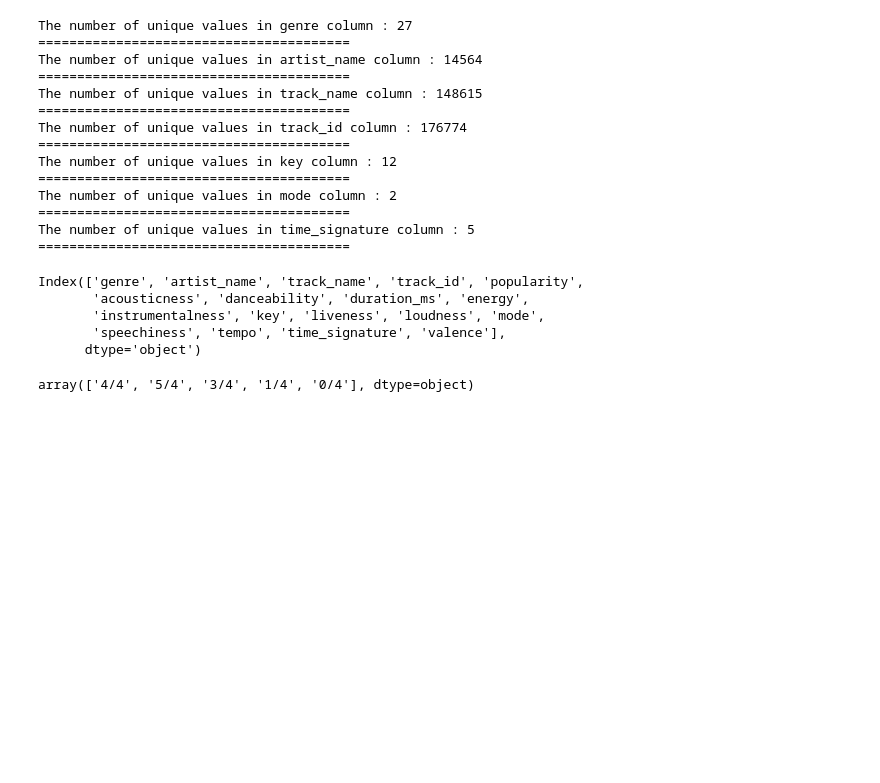
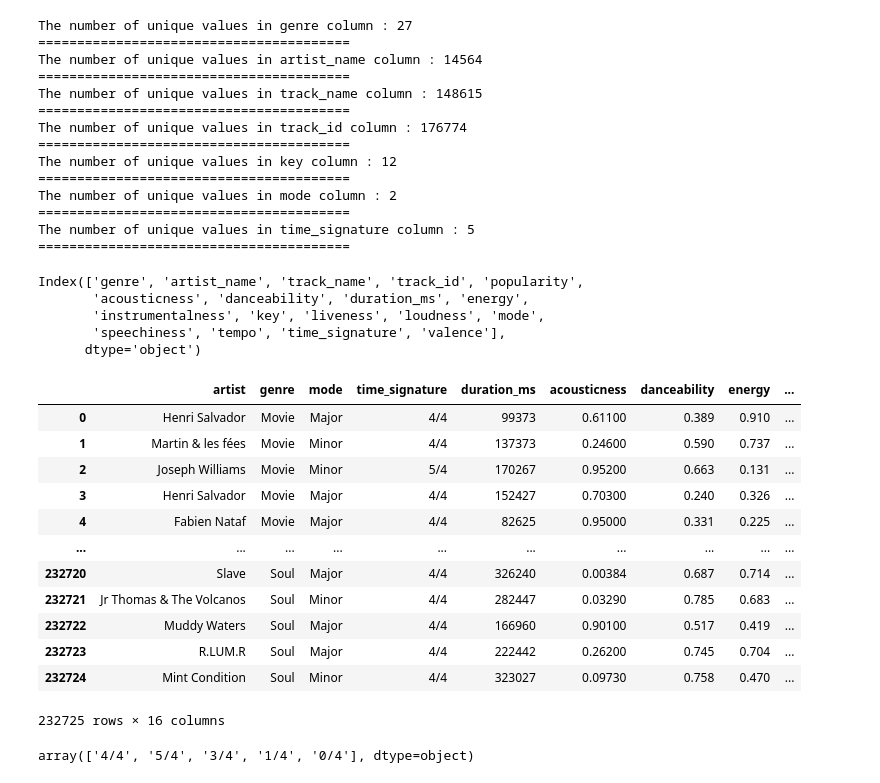
Before and after one commit to McOwino/Spotify_Analysis, a Jupyter notebook: Spottify_Analysis.ipynb, the cells around one changed output. Cells and saved outputs as stored; diff of their text form; code cells hidden in the pictures; blank space fills up the shorter version.

```diff
--- a/Spottify_Analysis.ipynb
+++ b/Spottify_Analysis.ipynb
@@ -140,6 +140,22 @@ data = data[new_order]
 # %%
 # dropping the track name and the track id columns
 data.drop(['track_name', 'track_id'], axis = 1, inplace = True)
+# %%
+data
+# %% [output]
+|  | artist | genre | mode | time_signature | duration_ms | acousticness | danceability | energy | ... |
+| 0 | Henri Salvador | Movie | Major | 4/4 | 99373 | 0.61100 | 0.389 | 0.910 | ... |
+| 1 | Martin & les fées | Movie | Minor | 4/4 | 137373 | 0.24600 | 0.590 | 0.737 | ... |
+| 2 | Joseph Williams | Movie | Minor | 5/4 | 170267 | 0.95200 | 0.663 | 0.131 | ... |
+| 3 | Henri Salvador | Movie | Major | 4/4 | 152427 | 0.70300 | 0.240 | 0.326 | ... |
+| 4 | Fabien Nataf | Movie | Major | 4/4 | 82625 | 0.95000 | 0.331 | 0.225 | ... |
+| ... | ... | ... | ... | ... | ... | ... | ... | ... | ... |
+| 232720 | Slave | Soul | Major | 4/4 | 326240 | 0.00384 | 0.687 | 0.714 | ... |
+| 232721 | Jr Thomas & The Volcanos | Soul | Minor | 4/4 | 282447 | 0.03290 | 0.785 | 0.683 | ... |
+| 232722 | Muddy Waters | Soul | Major | 4/4 | 166960 | 0.90100 | 0.517 | 0.419 | ... |
+| 232723 | R.LUM.R | Soul | Major | 4/4 | 222442 | 0.26200 | 0.745 | 0.704 | ... |
+| 232724 | Mint Condition | Soul | Minor | 4/4 | 323027 | 0.09730 | 0.758 | 0.470 | ... |
+232725 rows × 16 columns
 # %%
 data.time_signature.unique()
 # %% [output]
```
Also changed, not shown: parts of 22 cells of this notebook.
